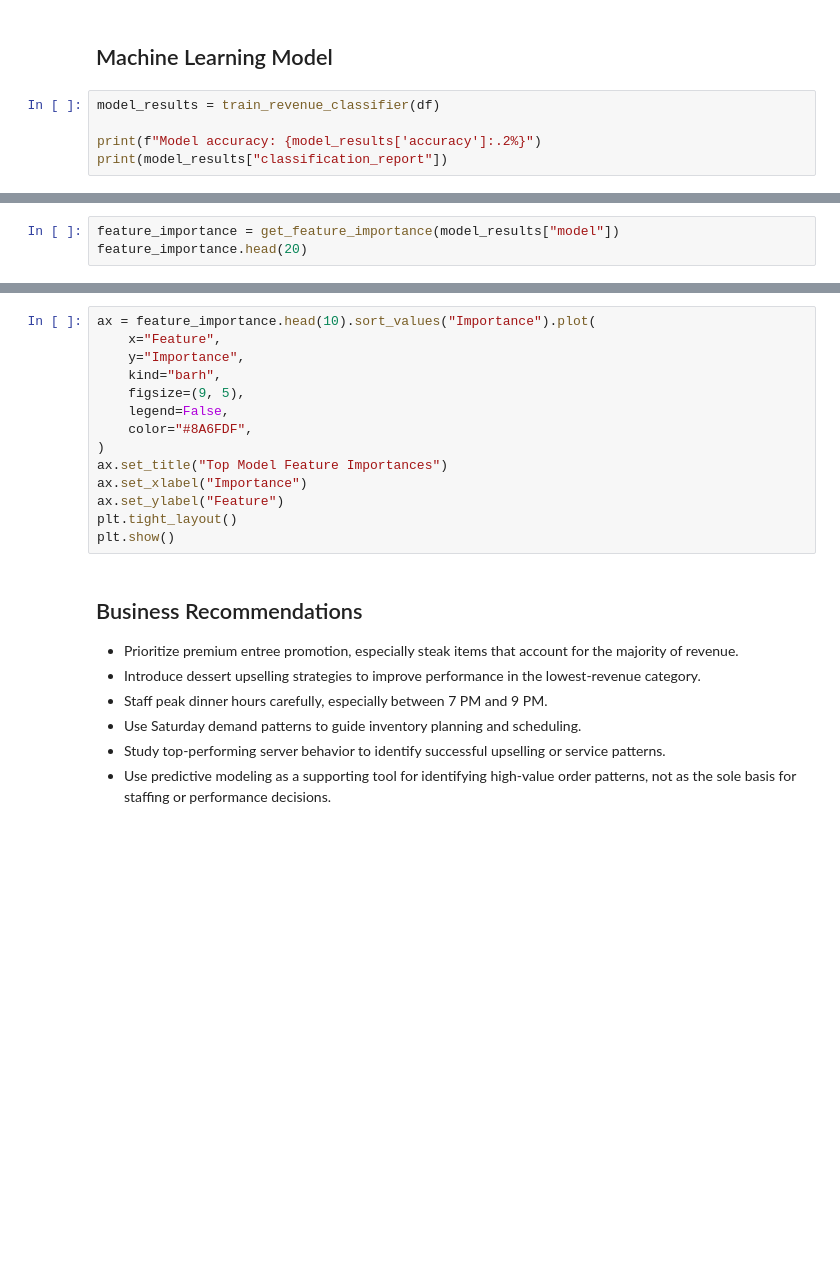
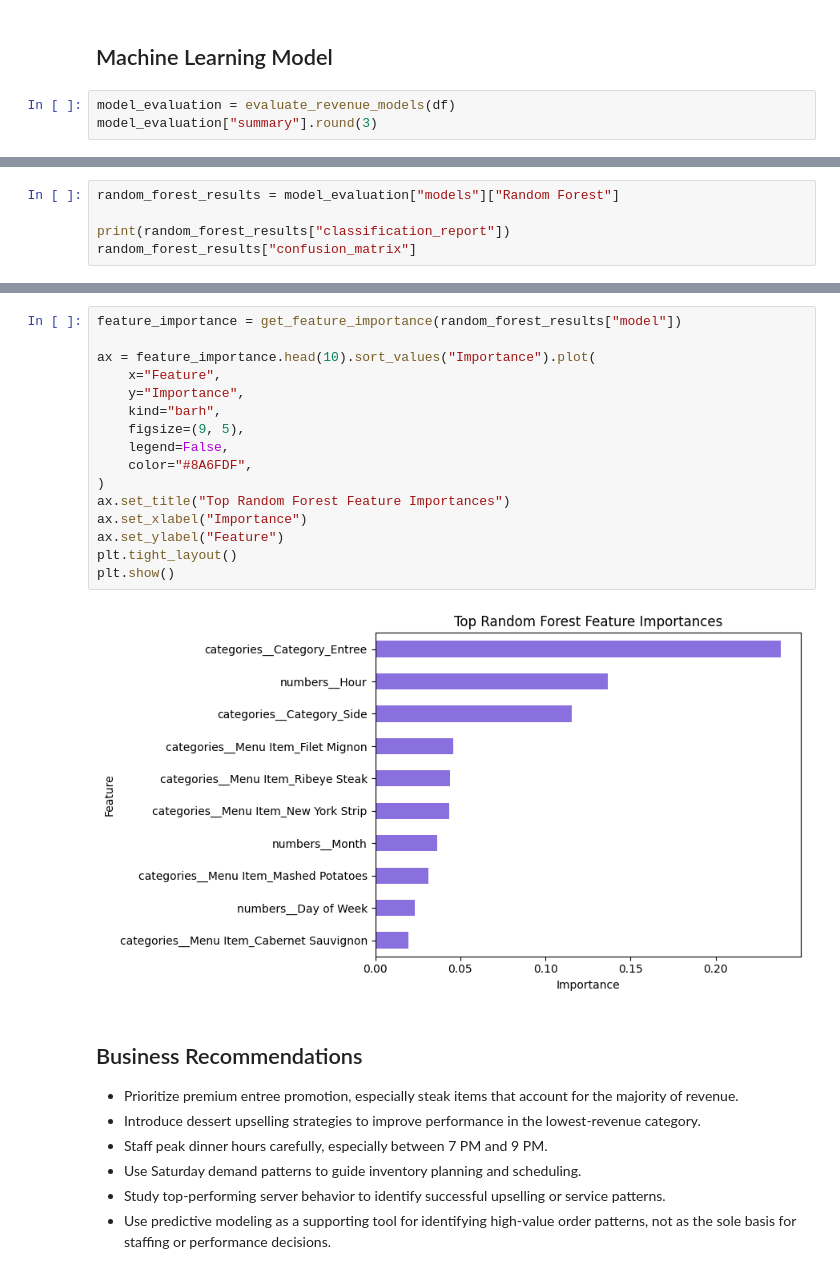
Before and after one commit to antoguarr/RestaurantAnalytics, a Jupyter notebook: notebooks/eda.ipynb, the cells around one changed output, grey strips where cells are left out. Saved outputs shown, nothing was run; the diff lists cells and outputs as text; blank space fills up the shorter version.

Commit message:
Add baseline model evaluation metrics

```diff
--- a/notebooks/eda.ipynb
+++ b/notebooks/eda.ipynb
@@ -226,7 +357,5 @@ server_category_mix.round(2)
 # %% [markdown]
 ## Machine Learning Model
 # %%
-model_results = train_revenue_classifier(df)
-
-print(f"Model accuracy: {model_results['accuracy']:.2%}")
-print(model_results["classification_report"])
+model_evaluation = evaluate_revenue_models(df)
+model_evaluation["summary"].round(3)
@@ -233,3 +367,5 @@ print(model_results["classification_report"])
 # %%
-feature_importance = get_feature_importance(model_results["model"])
-feature_importance.head(20)
+random_forest_results = model_evaluation["models"]["Random Forest"]
+
+print(random_forest_results["classification_report"])
+random_forest_results["confusion_matrix"]
@@ -236,17 +383,21 @@ feature_importance.head(20)
 # %%
+feature_importance = get_feature_importance(random_forest_results["model"])
+
 ax = feature_importance.head(10).sort_values("Importance").plot(
     x="Feature",
     y="Importance",
     kind="barh",
     figsize=(9, 5),
     legend=False,
     color="#8A6FDF",
 )
-ax.set_title("Top Model Feature Importances")
+ax.set_title("Top Random Forest Feature Importances")
 ax.set_xlabel("Importance")
 ax.set_ylabel("Feature")
 plt.tight_layout()
 plt.show()
+# %% [output]
+[figure, added]
 # %% [markdown]
 ## Business Recommendations
 
```
Also changed, not shown: parts of 19 cells of this notebook, 2 other files.
